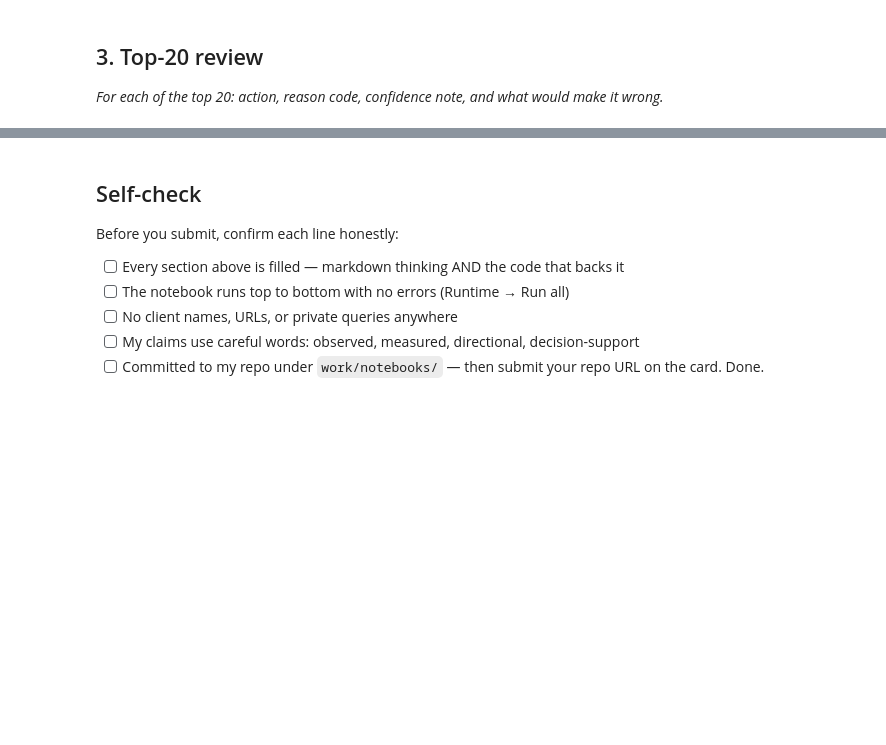
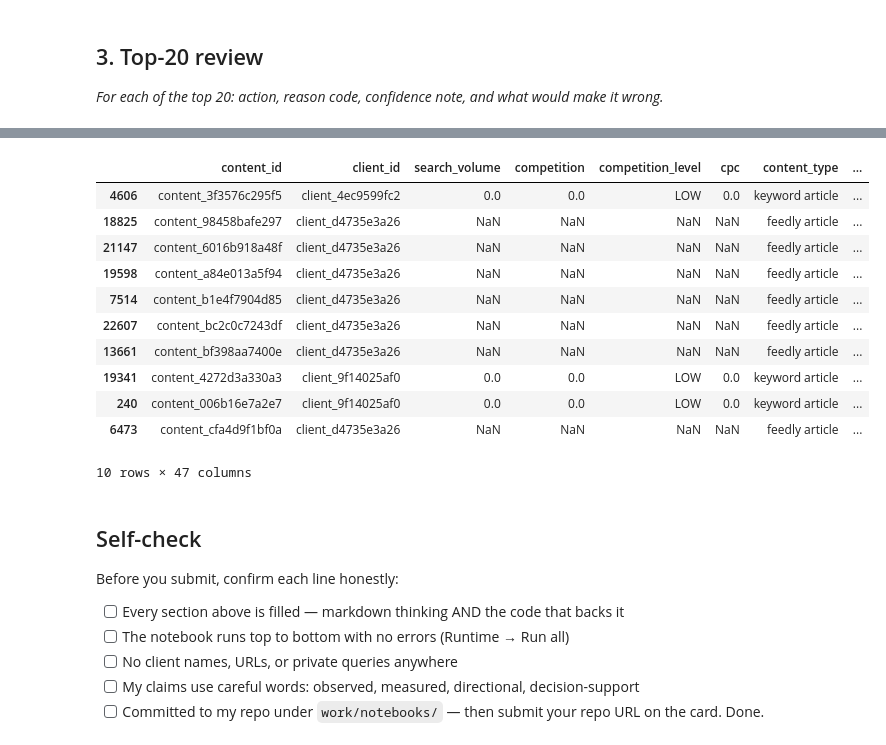
Before and after one commit to keshav-geu/flyrank-internship, a Jupyter notebook: work/notebooks/w04_baseline_score.ipynb, the cells around one changed output, grey strips where cells are left out. Saved outputs shown, nothing was run; the diff lists cells and outputs as text; code cells hidden in the pictures; blank space fills up the shorter version.

```diff
--- a/work/notebooks/w04_baseline_score.ipynb
+++ b/work/notebooks/w04_baseline_score.ipynb
@@ -37,3 +160,18 @@ This skeleton is yours to fill. Work the sections **in order** — each one has
+# %%
+ranked.tail(10)
+# %% [output]
+|  | content_id | client_id | search_volume | competition | competition_level | cpc | content_type | ... |
+| 4606 | content_3f3576c295f5 | client_4ec9599fc2 | 0.0 | 0.0 | LOW | 0.0 | keyword article | ... |
+| 18825 | content_98458bafe297 | client_d4735e3a26 | NaN | NaN | NaN | NaN | feedly article | ... |
+| 21147 | content_6016b918a48f | client_d4735e3a26 | NaN | NaN | NaN | NaN | feedly article | ... |
+| 19598 | content_a84e013a5f94 | client_d4735e3a26 | NaN | NaN | NaN | NaN | feedly article | ... |
+| 7514 | content_b1e4f7904d85 | client_d4735e3a26 | NaN | NaN | NaN | NaN | feedly article | ... |
+| 22607 | content_bc2c0c7243df | client_d4735e3a26 | NaN | NaN | NaN | NaN | feedly article | ... |
+| 13661 | content_bf398aa7400e | client_d4735e3a26 | NaN | NaN | NaN | NaN | feedly article | ... |
+| 19341 | content_4272d3a330a3 | client_9f14025af0 | 0.0 | 0.0 | LOW | 0.0 | keyword article | ... |
+| 240 | content_006b16e7a2e7 | client_9f14025af0 | 0.0 | 0.0 | LOW | 0.0 | keyword article | ... |
+| 6473 | content_cfa4d9f1bf0a | client_d4735e3a26 | NaN | NaN | NaN | NaN | feedly article | ... |
+10 rows × 47 columns
 # %% [markdown]
 ## Self-check
 
```
Also changed, not shown: parts of 13 cells of this notebook.
